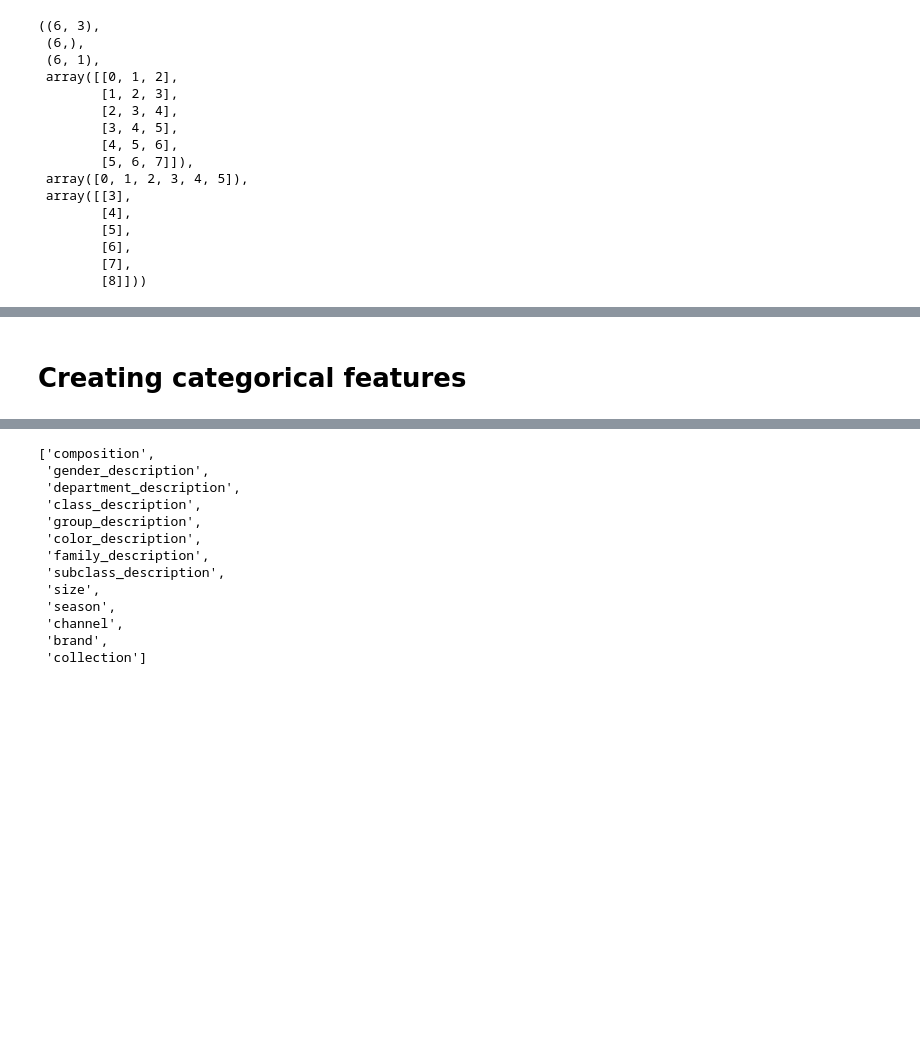
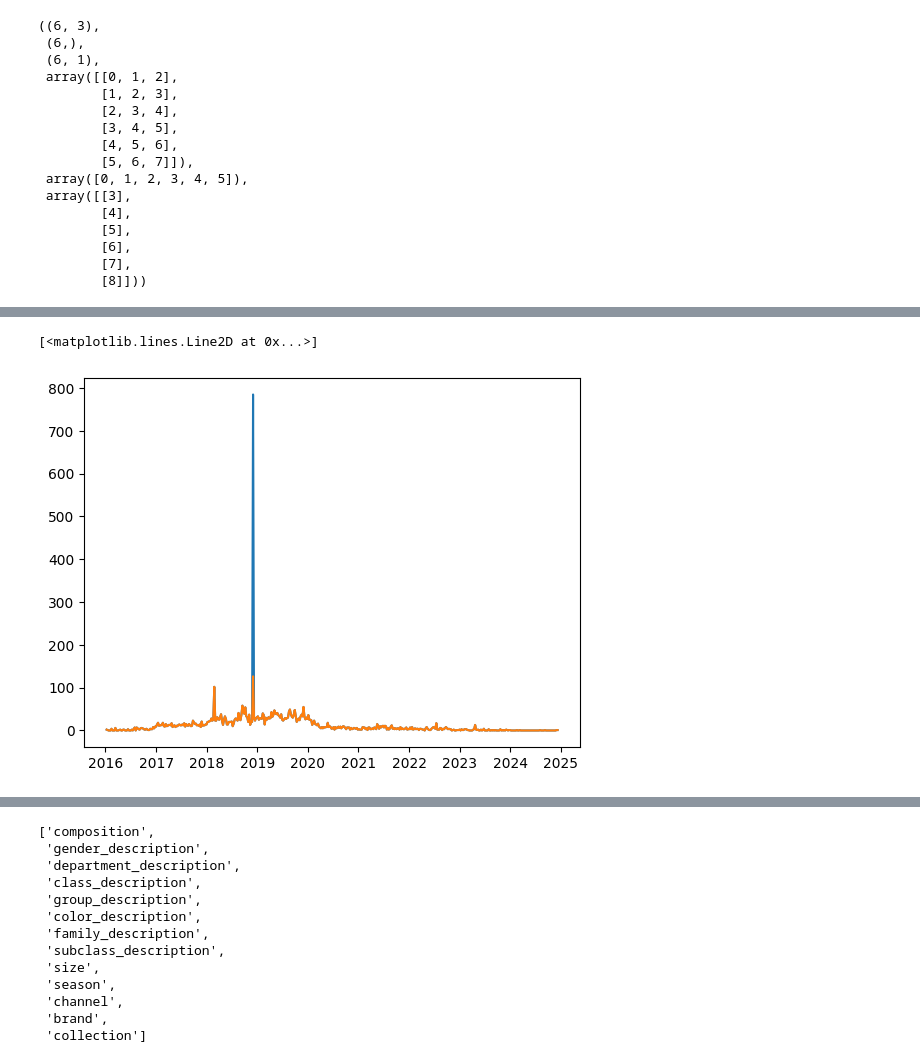
Before and after one commit to alessiosavi/demand-forecast, a Jupyter notebook: sales_v2.ipynb, the cells around one changed output, grey strips where cells are left out. Cells and saved outputs as stored; diff of their text form; code cells hidden in the pictures; blank space fills up the shorter version.

```diff
--- a/sales_v2.ipynb
+++ b/sales_v2.ipynb
@@ -264,15 +313,15 @@ _x.shape, _cat.shape, _y.shape, _x, _cat, _y
 # %%
-def remove_outliers(data: pd.Series) -> (pd.Series, bool):
+def remove_outliers(data: pd.Series, n=3) -> (pd.Series, bool):
     # Calculate Z-scores
     mean = data.mean()
     std = data.std()
     data_zscore = (data - mean) / std
 
     # Identify outliers (e.g., |Z| > 3)
-    outliers_z = data[abs(data_zscore) > 3]
+    outliers_z = data[abs(data_zscore) > n]
     has_outliers = len(outliers_z) > 0
     clip_data = None
     if has_outliers:
-        clip_data = data.clip(upper=mean + 3 * std, lower=mean - 3 * std)
+        clip_data = data.clip(upper=mean + n * std, lower=mean - n * std)
 
     return clip_data, has_outliers
@@ -286,2 +328,9 @@ def remove_outliers(data: pd.Series) -> (pd.Series, bool):
+# %%
+_data, has_outliers = remove_outliers(data.astype(float))
+plt.plot(data)
+plt.plot(_data)
+# %% [output]
+[<matplotlib.lines.Line2D at 0x...>]
+[figure, added]
 # %%
 n_outliers = 0
@@ -300,5 +347,3 @@ else:
     print(f"Removed {n_outliers} outliers")
     series = series.convert_dtypes()
     series.to_parquet(filtered_ts_fname, compression="brotli")
-# %% [markdown]
-# Creating categorical features
```
Also changed, not shown: parts of 32 cells of this notebook.
